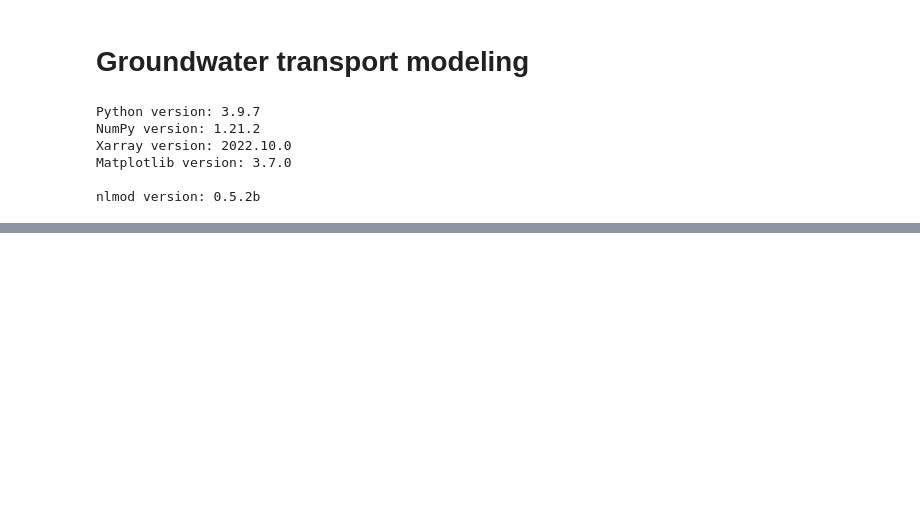
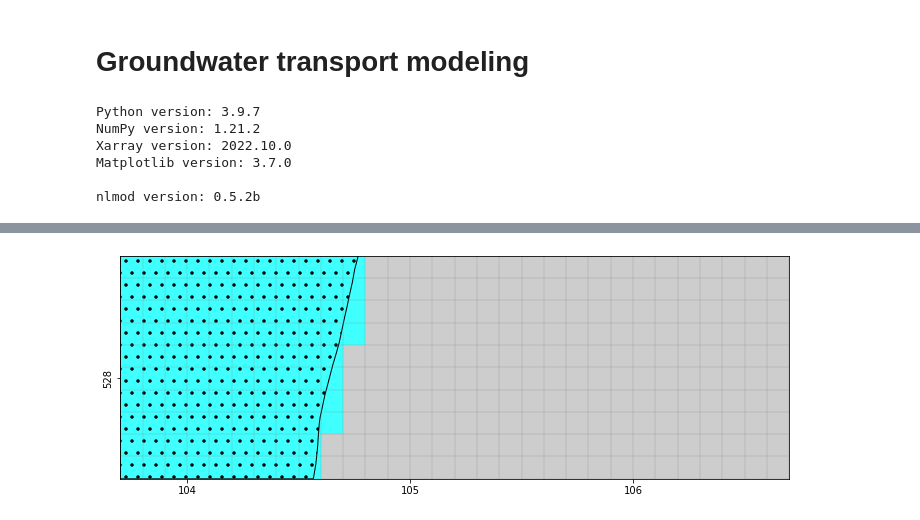
Before and after one commit to gwmod/nlmod, a Jupyter notebook: docs/examples/16_groundwater_transport.ipynb, the cells around one changed output, grey strips where cells are left out. Saved outputs shown, nothing was run; the diff lists cells and outputs as text; code cells hidden in the pictures; blank space fills up the shorter version.

```diff
--- a/docs/examples/16_groundwater_transport.ipynb
+++ b/docs/examples/16_groundwater_transport.ipynb
@@ -164,9 +167,9 @@ INFO:nlmod.cache:using cached data -> rws_oppwater.nc
 INFO:nlmod.gwf.gwf:creating modflow GHB
 # %%
 # surface level drain
-# ahn_ds = nlmod.read.ahn.get_ahn(ds, cachedir=ds.cachedir, cachename="ahn")
-# # add data to model dataset
-# ds.update(ahn_ds)
+ahn_ds = nlmod.read.ahn.get_ahn(ds, cachedir=ds.cachedir, cachename="ahn")
+# add data to model dataset
+ds.update(ahn_ds)
 
-# # build surface level drain package
-# drn = nlmod.gwf.surface_drain_from_ds(ds, gwf, resistance=10.0)
+# build surface level drain package
+drn = nlmod.gwf.surface_drain_from_ds(ds, gwf, resistance=10.0)
@@ -248,0 +269,11 @@ writing simulation...
+# %%
+# plot using flopy
+fig, ax = nlmod.plot.get_map(extent_hbossche)
+pmv = fp.plot.PlotMapView(model=gwf, layer=0, ax=ax)
+# pc = pmv.plot_array(c.isel(time=0), cmap="Spectral_r")
+pmv.plot_bc("GHB", plotAll=True, alpha=0.5)
+pmv.plot_bc("RCH", plotAll=True, alpha=0.1)
+nlmod.plot.surface_water(ds, ax=ax, hatch=".", edgecolor="k", facecolor="none")
+pmv.plot_grid(linewidth=0.25);
+# %% [output]
+[figure, added]
```
Also changed, not shown: parts of 26 cells of this notebook.
